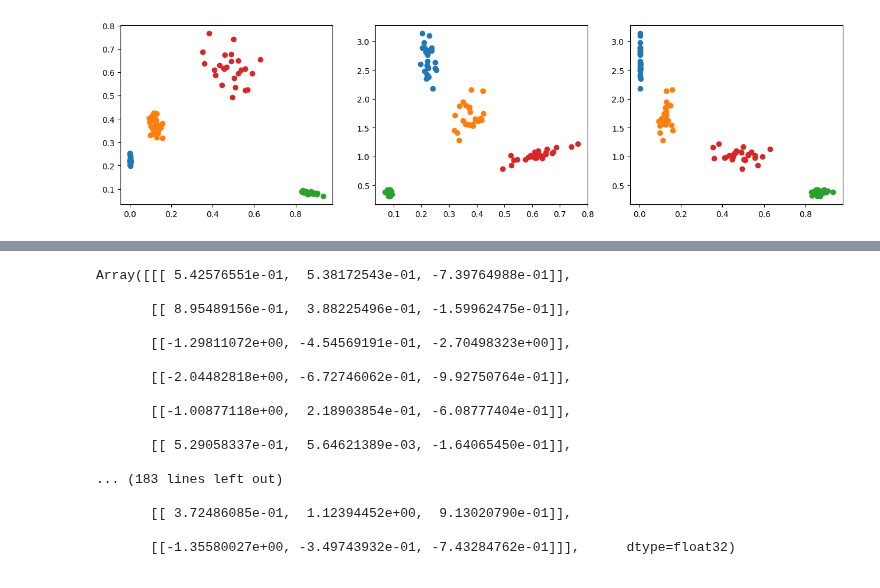
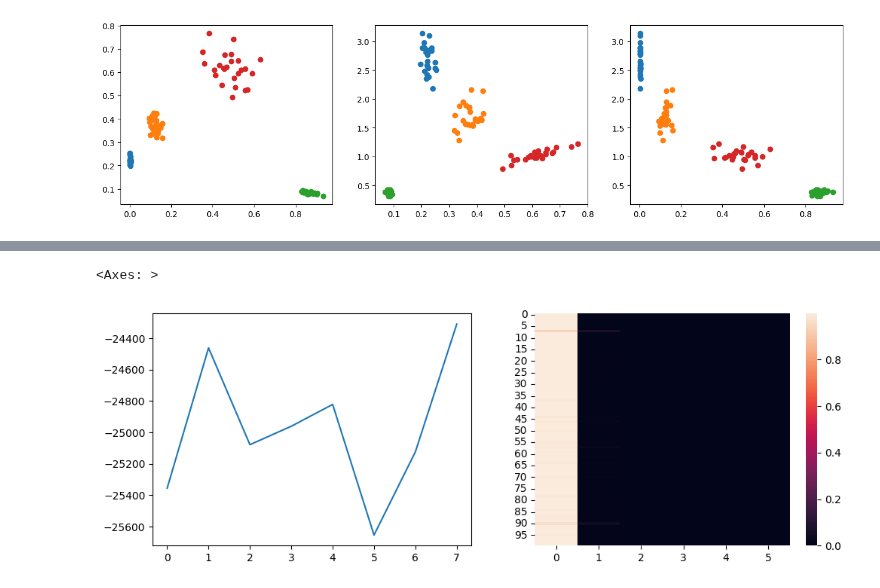
Before and after one commit to dimarkov/pybefit, a Jupyter notebook: examples/dp_priors/dp_priors_for_agents.ipynb, the cells around one changed output, grey strips where cells are left out. Saved outputs shown, nothing was run; the diff lists cells and outputs as text; code cells hidden in the pictures.

```diff
--- a/examples/dp_priors/dp_priors_for_agents.ipynb
+++ b/examples/dp_priors/dp_priors_for_agents.ipynb
@@ -543,5 +570,6 @@ TODO
 # %%
-hyperparams0 = {"loc": jnp.zeros(num_params), "scale_tril": 10 * jnp.eye(num_params)}
+scale = 2
+hyperparams0 = {"loc": jnp.zeros(num_params), "scale_tril": jnp.eye(num_params) * scale}
 key, _key = jr.split(key)
 results0 = get_marginal_ll(_key, hyperparams0, data)
 
@@ -612,20 +588,56 @@ plt.plot(nn.softmax(update_qz(jnp.zeros(N), dp_params)))
-# %%
-results0.params["loc"]
-# %% [output]
-Array([[[ 5.42576551e-01,  5.38172543e-01, -7.39764988e-01]],
-
-       [[ 8.95489156e-01,  3.88225496e-01, -1.59962475e-01]],
-
-       [[-1.29811072e+00, -4.54569191e-01, -2.70498323e+00]],
-
-       [[-2.04482818e+00, -6.72746062e-01, -9.92750764e-01]],
-
-       [[-1.00877118e+00,  2.18903854e-01, -6.08777404e-01]],
-
-       [[ 5.29058337e-01,  5.64621389e-03, -1.64065450e-01]],
-
-... (183 lines left out)
-
-       [[ 3.72486085e-01,  1.12394452e+00,  9.13020790e-01]],
-
-       [[-1.35580027e+00, -3.49743932e-01, -7.43284762e-01]]],      dtype=float32)
+# %%
+mu = results0.params["loc"].squeeze(-2)
+L = results0.params["scale_tril"].squeeze(-3)
+P = jnp.linalg.inv(L @ L.mT)
+P0 = jnp.eye(num_params) / jnp.square(scale)
+ll0 = -results0.losses[:, -100:].mean(-1, keepdims=True)
+cutoff = 1e-8
+elbos = []
+for _ in range(8):
+    mu1 = mvniw_post.loc
+    nu = mvniw_post.wish.concentration
+    P1 = nu[..., None, None] * mvniw_post.wish.scale_matrix
+    # P1 = jnp.broadcast_to(P0 * nu[..., None, None], P1.shape)
+
+    df, t_mu, t_P = vmap(del_f, in_axes=(0, 0, None, None, None))(mu, P, mu1, P1, P0)
+
+    ll = ll0 + df
+
+    kl_div = kl_divergence(mvniw_post, mvniw_prior)
+    ll -= kl_div
+
+    residual = 0.5 * (
+        multivariate_digamma(nu / 2, num_params)
+        + num_params * jnp.log(2)
+        - num_params / mvniw_post.kappa
+        - jnp.log(nu)
+    )
+    ll += residual
+
+    ln_qz = update_qz(ll, dp_params)
+    log_norm = logsumexp(ln_qz, -1, keepdims=True)
+    probs = jnp.exp(ln_qz - log_norm)
+    suma = probs.sum(0)
+    srt_idx = jnp.argsort(suma, -1)[::-1]
+    suma = suma[srt_idx]
+    qz = dist.Categorical(probs=probs[:, srt_idx][:, suma > cutoff])
+
+    _loc = t_mu[:, srt_idx][:, suma > cutoff]
+    _pi = t_P[:, srt_idx][:, suma > cutoff]
+    qx_z = dist.MultivariateNormal(
+        loc=_loc,
+        precision_matrix=_pi,
+    )
+
+    mvniw_post = update_mvniw(qx_z, qz, mvniw_prior)
+    dp_params = update_dp_params(qz.probs, alpha=alpha)
+
+    beta = dist.Beta(dp_params[1], dp_params[0])
+    elbos.append(log_norm.sum() - kl_divergence(beta, beta0).sum())
+
+fig, axes = plt.subplots(1, 2, figsize=(12, 4))
+axes[0].plot(elbos)
+sns.heatmap(qz.probs, ax=axes[1])
+# %% [output]
+<Axes: >
+[figure, added]
```
Also changed, not shown: parts of 13 cells of this notebook.
